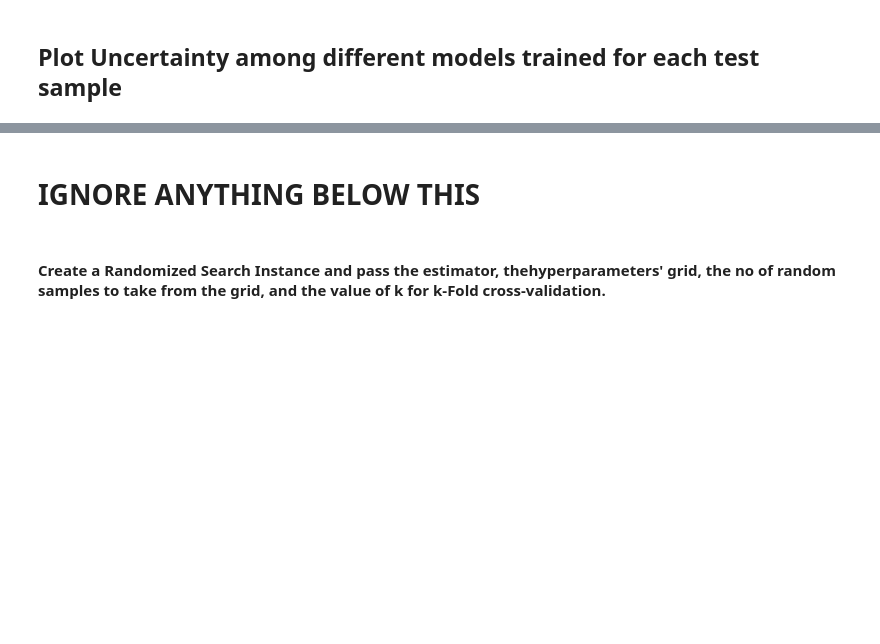
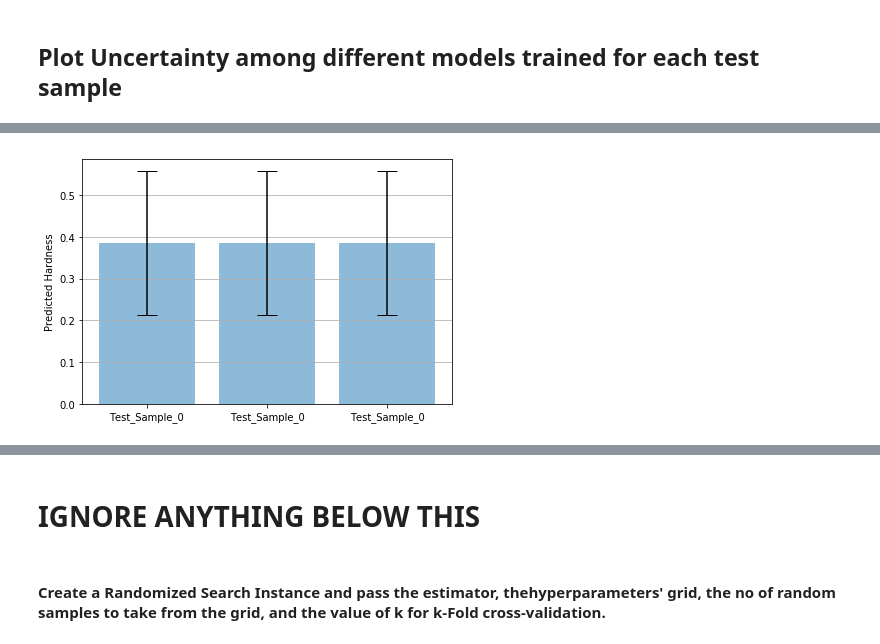
Before and after one commit to being-aerys/Regression_to_Predict_Alloy_Hardness, a Jupyter notebook: Source_Codes/Training_with_Hyperparameter_Tuning_using_Custom_Randomized_Search_and_kFold_CrossValidation-Copy1.ipynb, the cells around one changed output, grey strips where cells are left out. Drawn from its saved outputs; the diff is of its cells as text; code cells hidden in the pictures; blank space fills up the shorter version.

```diff
--- a/Source_Codes/Training_with_Hyperparameter_Tuning_using_Custom_Randomized_Search_and_kFold_CrossValidation-Copy1.ipynb
+++ b/Source_Codes/Training_with_Hyperparameter_Tuning_using_Custom_Randomized_Search_and_kFold_CrossValidation-Copy1.ipynb
@@ -432,15 +697,0 @@ Y_testing = pd.DataFrame(testing_data["Hardness"]).values
-# %%
-test_predictions_by_all_estimators = []
-
-for estimator_ctr in range(no_of_hyperparam_configs):
-
-    regressor = NeuralNet(
-                        module=Regression_Module,
-                        )
-    regressor.initialize()  # This is important!
-    regressor.load_params(f_params="../Saved_Models/nn_model_" + str(estimator_ctr) + ".pkl")
-
-    # Predict using that estimator
-    test_predictions = regressor.predict(X_testing.astype(np.float32))
-    # Store the predictions
-    test_predictions_by_all_estimators.append(test_predictions)
@@ -451,29 +698,49 @@ AttributeError: 'tuple' object has no attribute 'predict'
 # %%
-mean_cost_of_random_agent = np.mean(scores)
+no_of_test_samples = len(testing_data)
 
-std_of_costs_of_random_agent = np.std(scores)
 
-# Define individual_agents_name_list, positions, bar heights and list_of_standard_deviations_of_costs_of_all_agents bar heights
-individual_agents_name_list = ['',]
-x_pos = np.arange(len(individual_agents_name_list))
-list_of_mean_costs_of_all_agents = [mean_cost_of_random_agent,]
-list_of_standard_deviations_of_costs_of_all_agents = [std_of_costs_of_random_agent,]
 
-# Build the plot
-fig, ax = plt.subplots()
-ax.bar(x_pos, list_of_mean_costs_of_all_agents,
-       yerr=list_of_standard_deviations_of_costs_of_all_agents,
-       align='center',
-       alpha=0.5,
-       ecolor='black',
-       capsize=10)
-ax.set_ylabel('Average Cost of Episode')
-ax.set_xticks(x_pos)
-ax.set_xticklabels(individual_agents_name_list)
-ax.set_title('Agent vs Average Cost of Episode')
-ax.yaxis.grid(True)
+for test_sample_num in range(no_of_test_samples):
+    print("\nTest Sample No. : {}".format(test_sample_num))
 
-# Save the figure and show
-plt.tight_layout()
-plt.savefig('../Graphs/bar_plot_with_error_bars.png')
-plt.show()
+    np_array_test_predictions_by_all_estimators = np.array(test_predictions_by_all_estimators).squeeze()
+    # squeeze() to remove the Channel dimension of torch
+
+    predictions_for_this_test_sample = np_array_test_predictions_by_all_estimators[:,test_sample_num]
+
+    print("Predictions for this sample by all models: {}".format(predictions_for_this_test_sample))
+
+    mean_prediction_for_this_test_sample = np.mean(predictions_for_this_test_sample)
+    print("mean_prediction_for_this_test_sample: {}".format(mean_prediction_for_this_test_sample))
+
+    std_of_all_predictions_for_this_test_sample = np.std(predictions_for_this_test_sample)
+    print("std_of_all_predictions_for_this_test_sample: {}".format(std_of_all_predictions_for_this_test_sample))
+
+    # Define individual_agents_name_list, positions, bar heights and list_of_standard_deviations_of_costs_of_all_agents bar heights
+    test_samples_name_list = ["Test_Sample_" + str(test_sample_num),"Test_Sample_" + str(test_sample_num), "Test_Sample_" + str(test_sample_num),]
+    x_pos = np.arange(len(test_samples_name_list))
+    list_of_means = [mean_prediction_for_this_test_sample, mean_prediction_for_this_test_sample, mean_prediction_for_this_test_sample,]
+    list_of_standard_deviations = [std_of_all_predictions_for_this_test_sample, std_of_all_predictions_for_this_test_sample, std_of_all_predictions_for_this_test_sample,]
+
+    import matplotlib.pyplot as plt2
+
+    # Build the plot
+    fig, ax = plt2.subplots()
+    ax.bar(x_pos, list_of_means,
+           yerr=list_of_standard_deviations,
+           align='center',
+           alpha=0.5,
+           ecolor='black',
+           capsize=10
+          )
+    ax.set_ylabel('Predicted Hardness')
+    ax.set_xticks(x_pos)
+    ax.set_xticklabels(test_samples_name_list)
+    ax.set_title('')
+    ax.yaxis.grid(True)
+
+    # Save the figure and show
+    plt2.tight_layout()
+    plt2.savefig('../plots/bar_plot_with_error_bars_for_test_sample_' + str(test_sample_num) + '.png')
+    plt2.show()
+# %% [output]
@@ -479,0 +754 @@ plt.show()
+[figure, added]
```
Also changed, not shown: parts of 39 cells of this notebook.
